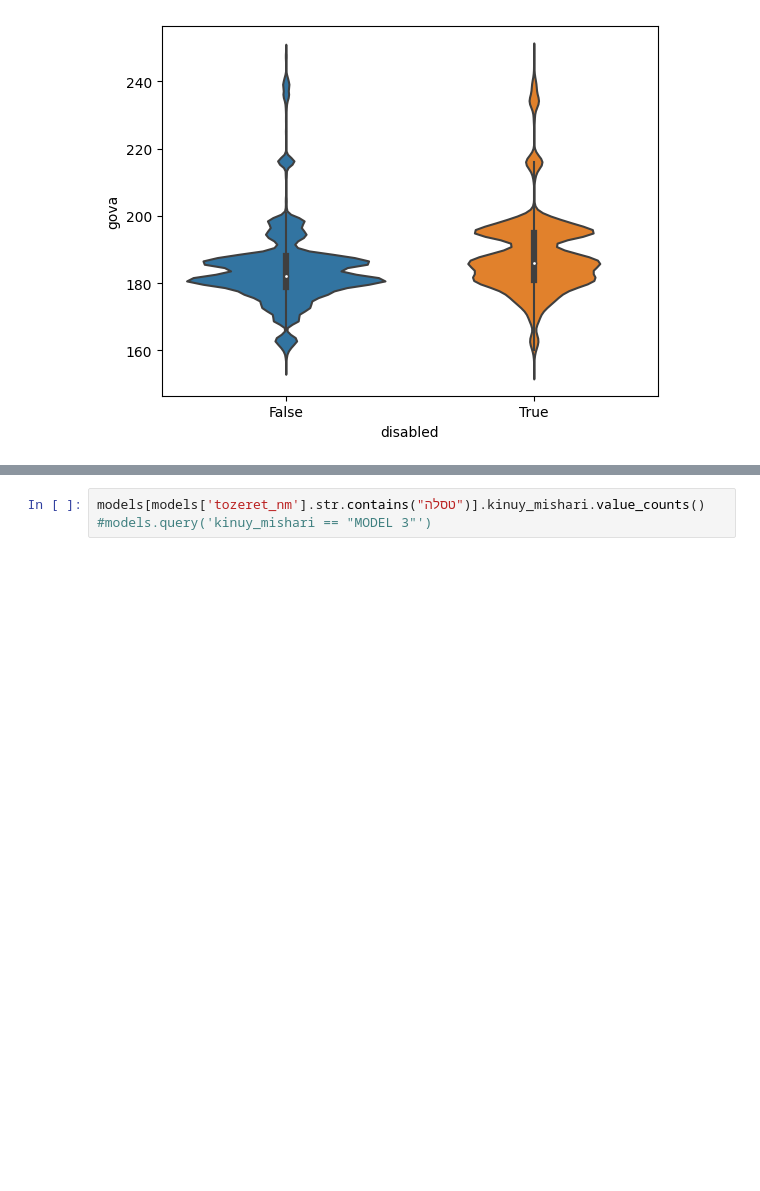
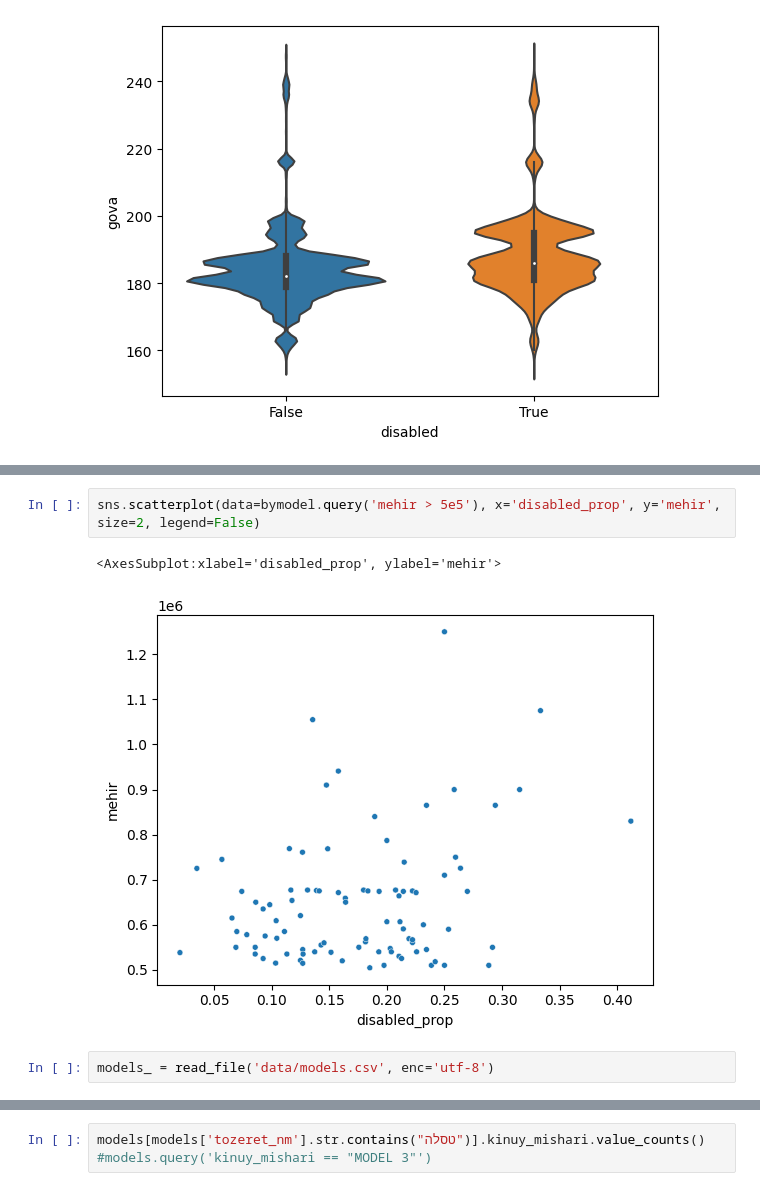
Before and after one commit to dpelleg/notebooks, a Jupyter notebook: misc/disabled_plates.ipynb, the cells around one changed output, grey strips where cells are left out. Saved outputs shown, nothing was run; the diff lists cells and outputs as text; blank space fills up the shorter version.

```diff
--- a/misc/disabled_plates.ipynb
+++ b/misc/disabled_plates.ipynb
@@ -326,0 +362,7 @@ models_.query('gova > 200 and hanaa_nm == "4X4" and nefah_manoa > 2000 and mispa
+# %%
+sns.scatterplot(data=bymodel.query('mehir > 5e5'), x='disabled_prop', y='mehir', size=2, legend=False)
+# %% [output]
+<AxesSubplot:xlabel='disabled_prop', ylabel='mehir'>
+[figure, added]
+# %%
+models_ = read_file('data/models.csv', enc='utf-8')
```
Also changed, not shown: parts of 22 cells of this notebook, 3 other files.
